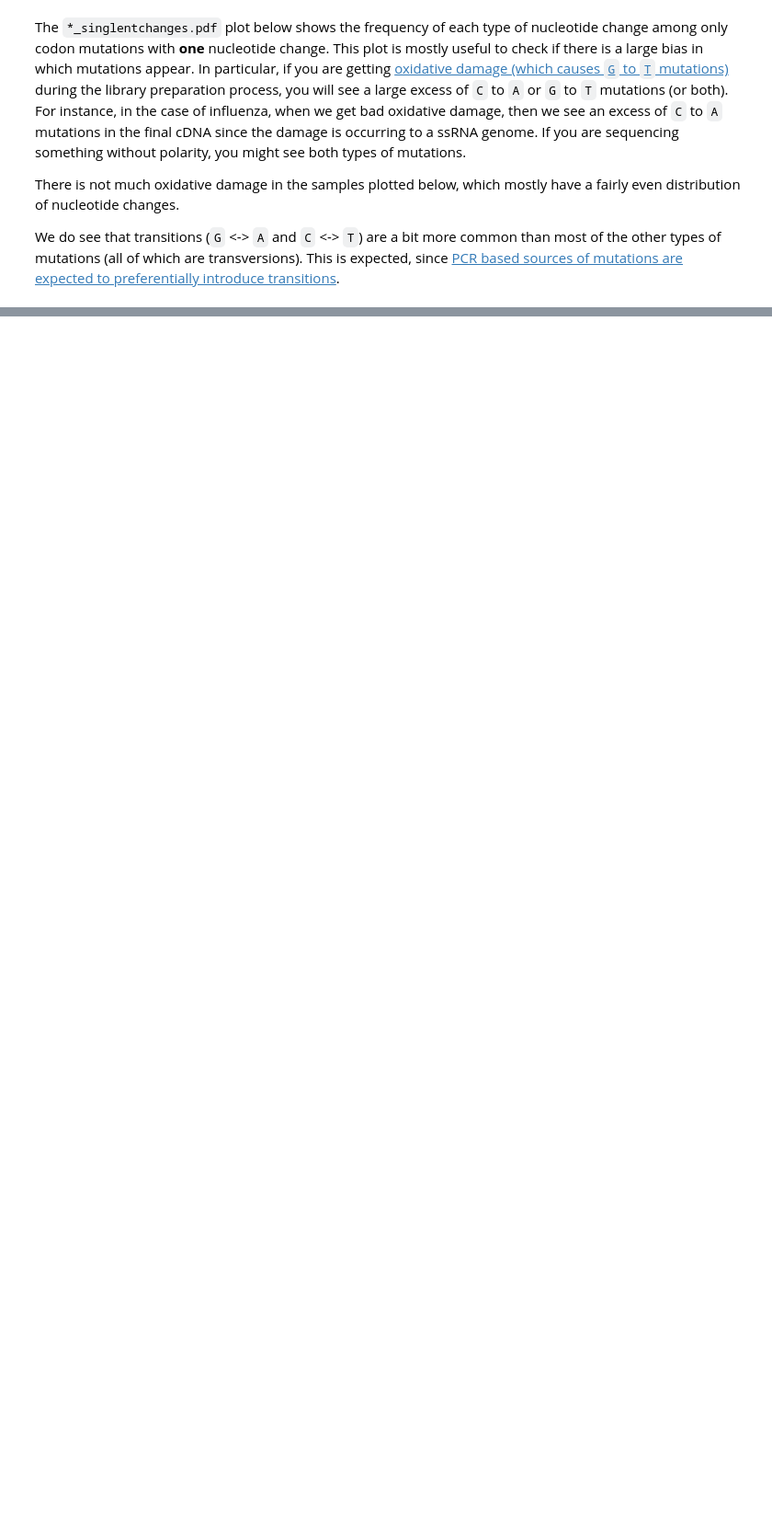
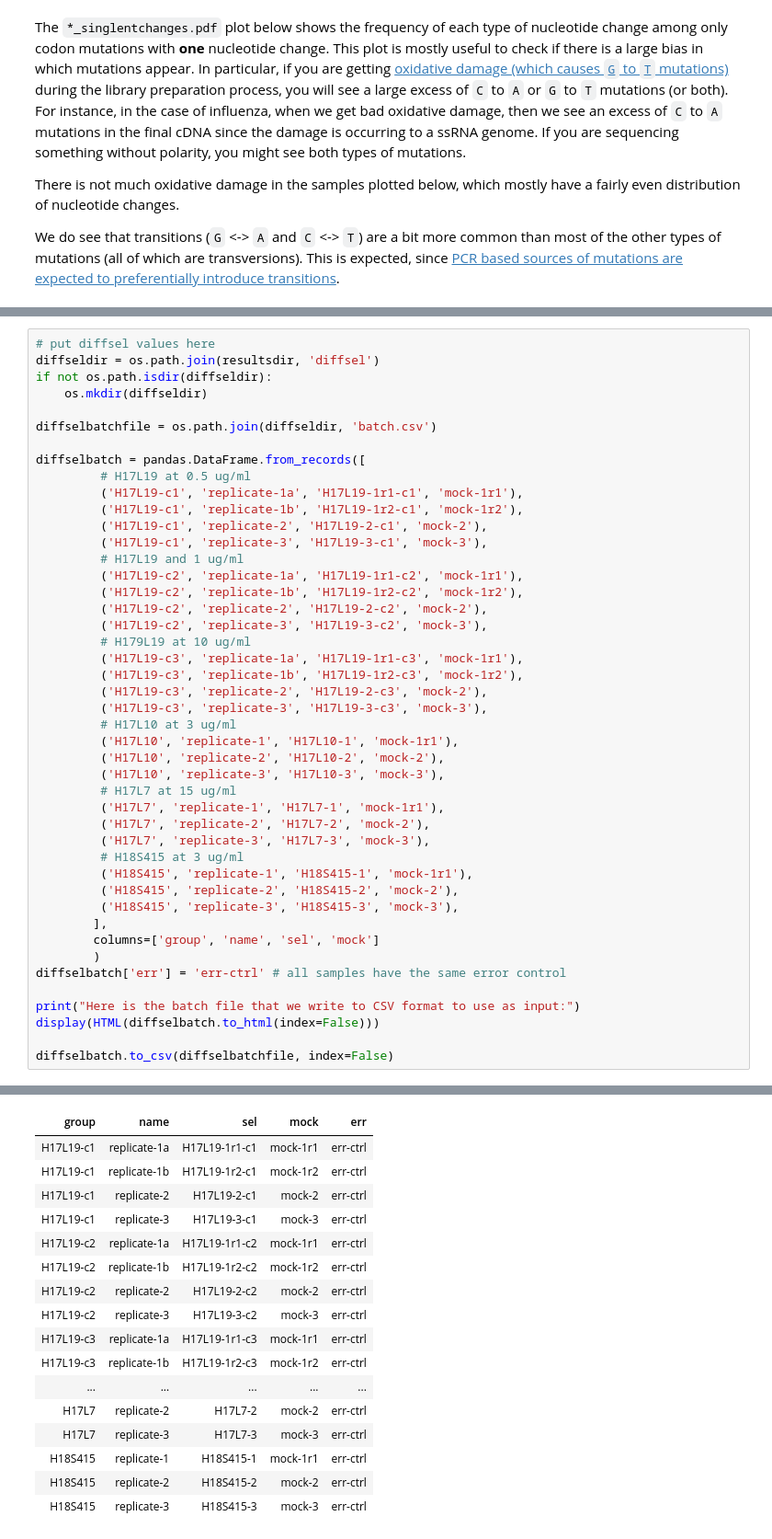
Before and after one commit to jbloomlab/dms_tools2, a Jupyter notebook: examples/Doud2017/analysis_notebook.ipynb, the cells around one changed output, grey strips where cells are left out. Shown at 92% size. Saved outputs shown, nothing was run; the diff lists cells and outputs as text; blank space fills up the shorter version.

Commit message:
set up Doud2017 example to run `dms2_batch_diffsel`

```diff
--- a/examples/Doud2017/analysis_notebook.ipynb
+++ b/examples/Doud2017/analysis_notebook.ipynb
@@ -308,0 +319,46 @@ showPDF(countsplotprefix + '_singlentchanges.pdf')
+# %%
+# put diffsel values here
+diffseldir = os.path.join(resultsdir, 'diffsel')
+if not os.path.isdir(diffseldir):
+    os.mkdir(diffseldir)
+
+diffselbatchfile = os.path.join(diffseldir, 'batch.csv')
+
+diffselbatch = pandas.DataFrame.from_records([
+         # H17L19 at 0.5 ug/ml
+         ('H17L19-c1', 'replicate-1a', 'H17L19-1r1-c1', 'mock-1r1'),
+         ('H17L19-c1', 'replicate-1b', 'H17L19-1r2-c1', 'mock-1r2'),
+         ('H17L19-c1', 'replicate-2', 'H17L19-2-c1', 'mock-2'),
+         ('H17L19-c1', 'replicate-3', 'H17L19-3-c1', 'mock-3'),
+         # H17L19 and 1 ug/ml
+         ('H17L19-c2', 'replicate-1a', 'H17L19-1r1-c2', 'mock-1r1'),
+         ('H17L19-c2', 'replicate-1b', 'H17L19-1r2-c2', 'mock-1r2'),
+         ('H17L19-c2', 'replicate-2', 'H17L19-2-c2', 'mock-2'),
+         ('H17L19-c2', 'replicate-3', 'H17L19-3-c2', 'mock-3'),
+         # H179L19 at 10 ug/ml
+         ('H17L19-c3', 'replicate-1a', 'H17L19-1r1-c3', 'mock-1r1'),
+         ('H17L19-c3', 'replicate-1b', 'H17L19-1r2-c3', 'mock-1r2'),
+         ('H17L19-c3', 'replicate-2', 'H17L19-2-c3', 'mock-2'),
+         ('H17L19-c3', 'replicate-3', 'H17L19-3-c3', 'mock-3'),
+         # H17L10 at 3 ug/ml
+         ('H17L10', 'replicate-1', 'H17L10-1', 'mock-1r1'),
+         ('H17L10', 'replicate-2', 'H17L10-2', 'mock-2'),
+         ('H17L10', 'replicate-3', 'H17L10-3', 'mock-3'),
+         # H17L7 at 15 ug/ml
+         ('H17L7', 'replicate-1', 'H17L7-1', 'mock-1r1'),
+         ('H17L7', 'replicate-2', 'H17L7-2', 'mock-2'),
+         ('H17L7', 'replicate-3', 'H17L7-3', 'mock-3'),
+         # H18S415 at 3 ug/ml
+         ('H18S415', 'replicate-1', 'H18S415-1', 'mock-1r1'),
+         ('H18S415', 'replicate-2', 'H18S415-2', 'mock-2'),
+         ('H18S415', 'replicate-3', 'H18S415-3', 'mock-3'),
+        ],
+        columns=['group', 'name', 'sel', 'mock']
+        )
+diffselbatch['err'] = 'err-ctrl' # all samples have the same error control
+
+print("Here is the batch file that we write to CSV format to use as input:")
+display(HTML(diffselbatch.to_html(index=False)))
+
+diffselbatch.to_csv(diffselbatchfile, index=False)
+# %% [output]
@@ -308,0 +366,17 @@ showPDF(countsplotprefix + '_singlentchanges.pdf')
+| group | name | sel | mock | err |
+| H17L19-c1 | replicate-1a | H17L19-1r1-c1 | mock-1r1 | err-ctrl |
+| H17L19-c1 | replicate-1b | H17L19-1r2-c1 | mock-1r2 | err-ctrl |
+| H17L19-c1 | replicate-2 | H17L19-2-c1 | mock-2 | err-ctrl |
+| H17L19-c1 | replicate-3 | H17L19-3-c1 | mock-3 | err-ctrl |
+| H17L19-c2 | replicate-1a | H17L19-1r1-c2 | mock-1r1 | err-ctrl |
+| H17L19-c2 | replicate-1b | H17L19-1r2-c2 | mock-1r2 | err-ctrl |
+| H17L19-c2 | replicate-2 | H17L19-2-c2 | mock-2 | err-ctrl |
+| H17L19-c2 | replicate-3 | H17L19-3-c2 | mock-3 | err-ctrl |
+| H17L19-c3 | replicate-1a | H17L19-1r1-c3 | mock-1r1 | err-ctrl |
+| H17L19-c3 | replicate-1b | H17L19-1r2-c3 | mock-1r2 | err-ctrl |
+| ... | ... | ... | ... | ... |
+| H17L7 | replicate-2 | H17L7-2 | mock-2 | err-ctrl |
+| H17L7 | replicate-3 | H17L7-3 | mock-3 | err-ctrl |
+| H18S415 | replicate-1 | H18S415-1 | mock-1r1 | err-ctrl |
+| H18S415 | replicate-2 | H18S415-2 | mock-2 | err-ctrl |
+| H18S415 | replicate-3 | H18S415-3 | mock-3 | err-ctrl |
```
Also changed, not shown: parts of 13 cells of this notebook.
